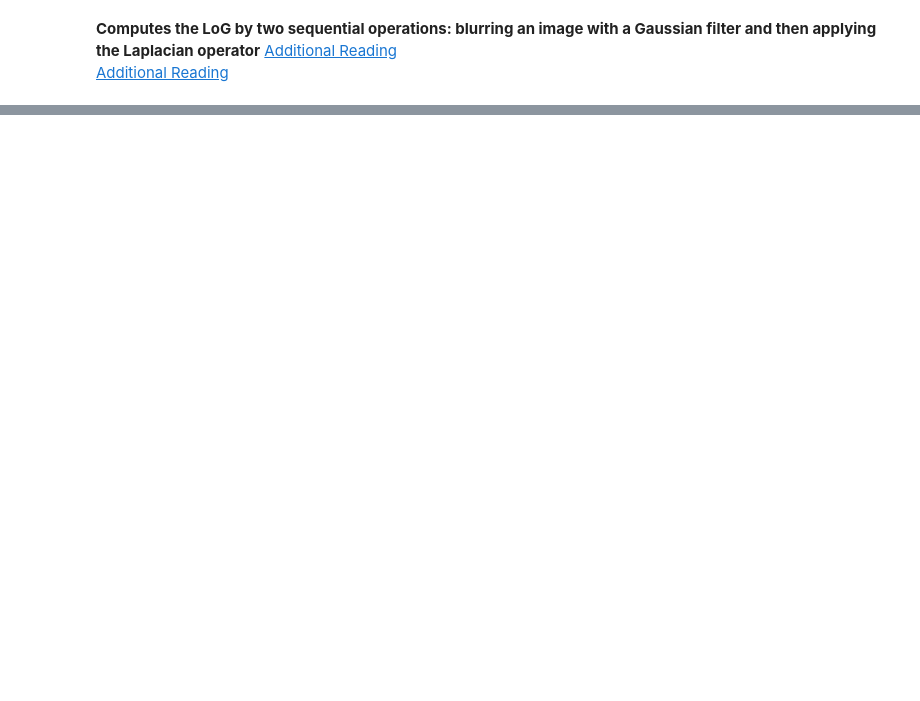
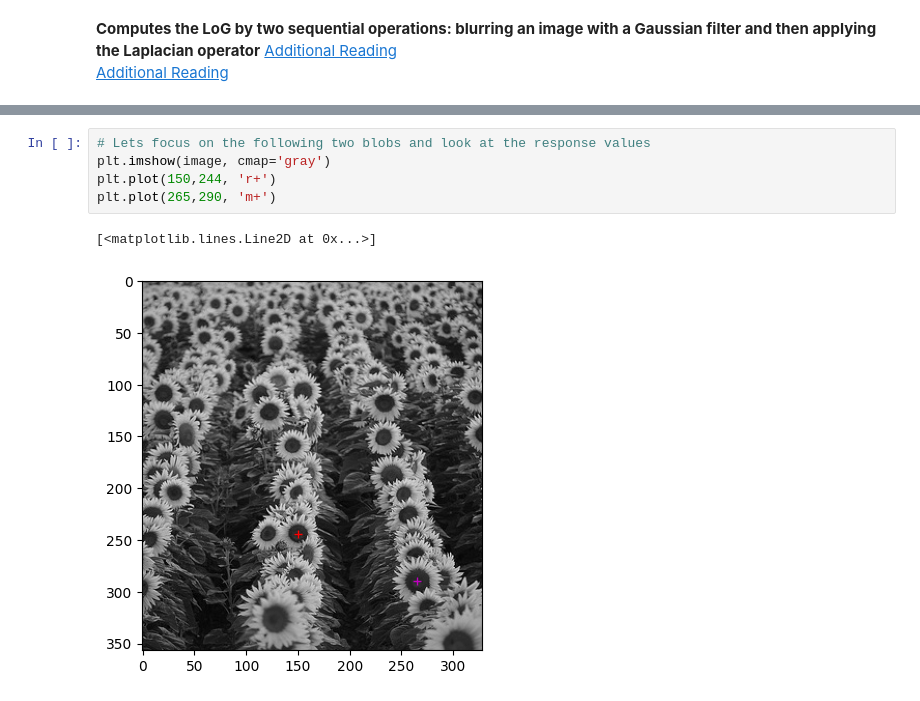
Before and after one commit to omarnust/ComputerVision, a Jupyter notebook: 06-blobs.ipynb, the cells around one changed output, grey strips where cells are left out. Saved outputs shown, nothing was run; the diff lists cells and outputs as text; blank space fills up the shorter version.

```diff
--- a/06-blobs.ipynb
+++ b/06-blobs.ipynb
@@ -106,0 +69,8 @@ ax[2].set_title('Response'), ax[2].axis('off')
+# %%
+# Lets focus on the following two blobs and look at the response values
+plt.imshow(image, cmap='gray')
+plt.plot(150,244, 'r+')
+plt.plot(265,290, 'm+')
+# %% [output]
+[<matplotlib.lines.Line2D at 0x...>]
+[figure, added]
```
Also changed, not shown: parts of 7 cells of this notebook, 1 other file.
